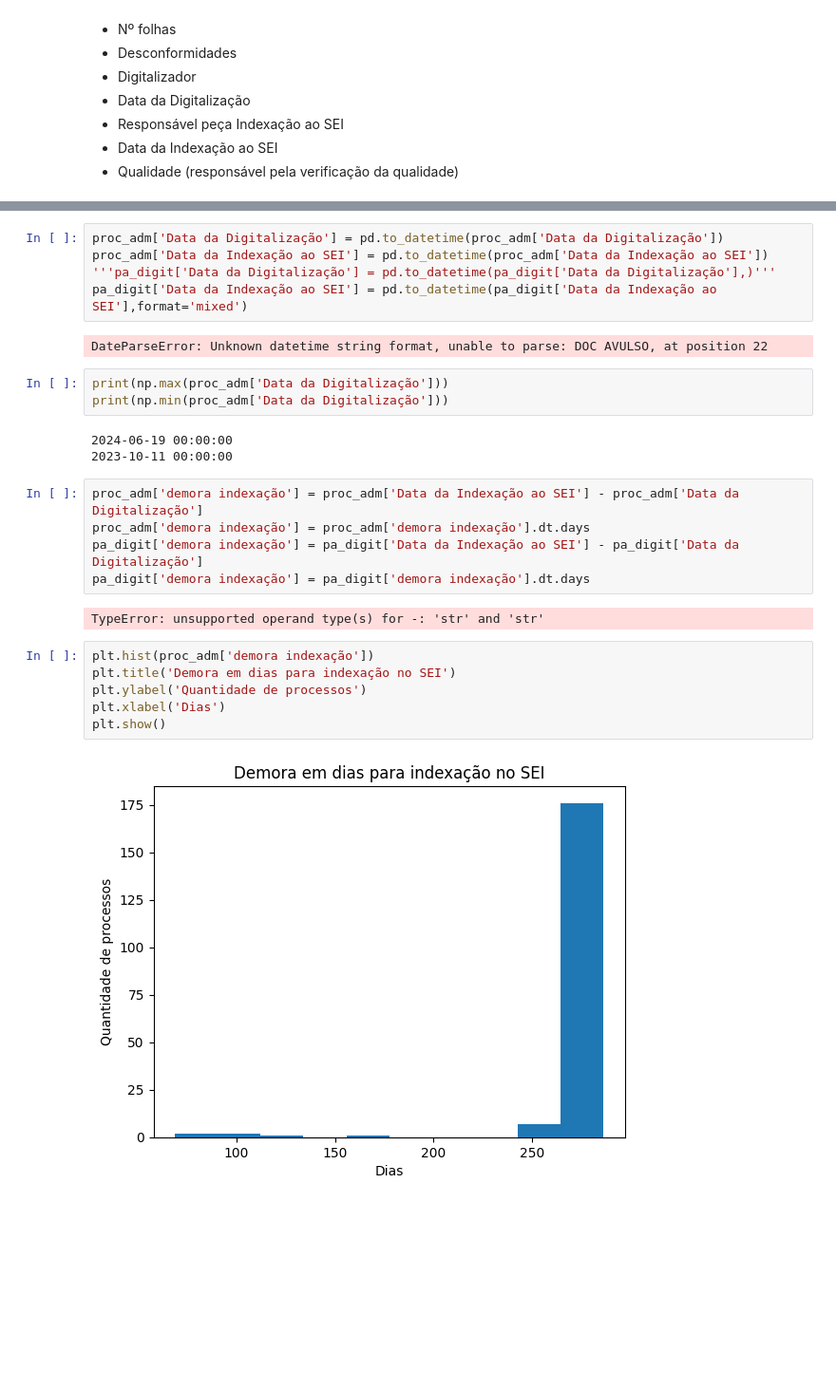
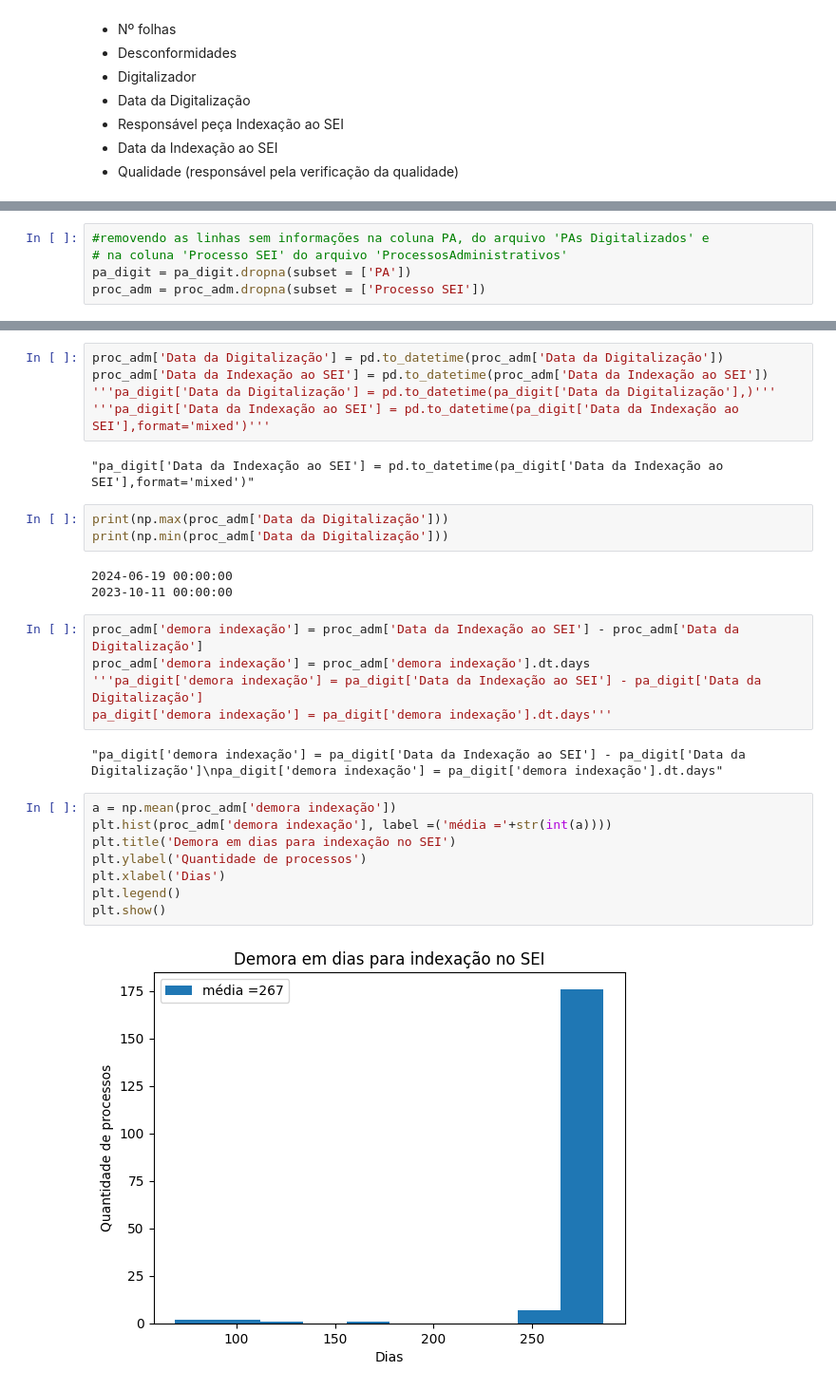
Before and after one commit to Gabxist/Prog_ap, a Jupyter notebook: Prog_ap_ANALISE_DE_DADOS.ipynb, the cells around one changed output, grey strips where cells are left out. Shown at 95% size. Saved outputs shown, nothing was run; the diff lists cells and outputs as text; blank space fills up the shorter version.

```diff
--- a/Prog_ap_ANALISE_DE_DADOS.ipynb
+++ b/Prog_ap_ANALISE_DE_DADOS.ipynb
@@ -79,0 +74,5 @@ print(np.mean(a))
+# %%
+#removendo as linhas sem informações na coluna PA, do arquivo 'PAs Digitalizados' e
+# na coluna 'Processo SEI' do arquivo 'ProcessosAdministrativos'
+pa_digit = pa_digit.dropna(subset = ['PA'])
+proc_adm = proc_adm.dropna(subset = ['Processo SEI'])
@@ -81,9 +96,9 @@ print(np.mean(a))
 proc_adm['Data da Digitalização'] = pd.to_datetime(proc_adm['Data da Digitalização'])
 proc_adm['Data da Indexação ao SEI'] = pd.to_datetime(proc_adm['Data da Indexação ao SEI'])
 '''pa_digit['Data da Digitalização'] = pd.to_datetime(pa_digit['Data da Digitalização'],)'''
-pa_digit['Data da Indexação ao SEI'] = pd.to_datetime(pa_digit['Data da Indexação ao SEI'],format='mixed')
+'''pa_digit['Data da Indexação ao SEI'] = pd.to_datetime(pa_digit['Data da Indexação ao SEI'],format='mixed')'''
 # %% [output]
-DateParseError: Unknown datetime string format, unable to parse: DOC AVULSO, at position 22
+"pa_digit['Data da Indexação ao SEI'] = pd.to_datetime(pa_digit['Data da Indexação ao SEI'],format='mixed')"
 # %%
 print(np.max(proc_adm['Data da Digitalização']))
 print(np.min(proc_adm['Data da Digitalização']))
@@ -93,15 +108,17 @@ print(np.min(proc_adm['Data da Digitalização']))
 # %%
 proc_adm['demora indexação'] = proc_adm['Data da Indexação ao SEI'] - proc_adm['Data da Digitalização']
 proc_adm['demora indexação'] = proc_adm['demora indexação'].dt.days
-pa_digit['demora indexação'] = pa_digit['Data da Indexação ao SEI'] - pa_digit['Data da Digitalização']
-pa_digit['demora indexação'] = pa_digit['demora indexação'].dt.days
+'''pa_digit['demora indexação'] = pa_digit['Data da Indexação ao SEI'] - pa_digit['Data da Digitalização']
+pa_digit['demora indexação'] = pa_digit['demora indexação'].dt.days'''
 # %% [output]
-TypeError: unsupported operand type(s) for -: 'str' and 'str'
+"pa_digit['demora indexação'] = pa_digit['Data da Indexação ao SEI'] - pa_digit['Data da Digitalização']\npa_digit['demora indexação'] = pa_digit['demora indexação'].dt.days"
 # %%
-plt.hist(proc_adm['demora indexação'])
+a = np.mean(proc_adm['demora indexação'])
+plt.hist(proc_adm['demora indexação'], label =('média ='+str(int(a))))
 plt.title('Demora em dias para indexação no SEI')
 plt.ylabel('Quantidade de processos')
 plt.xlabel('Dias')
+plt.legend()
 plt.show()
 # %% [output]
-[figure, old version]
+[figure, new version]
```
Also changed, not shown: parts of 4 cells of this notebook.
